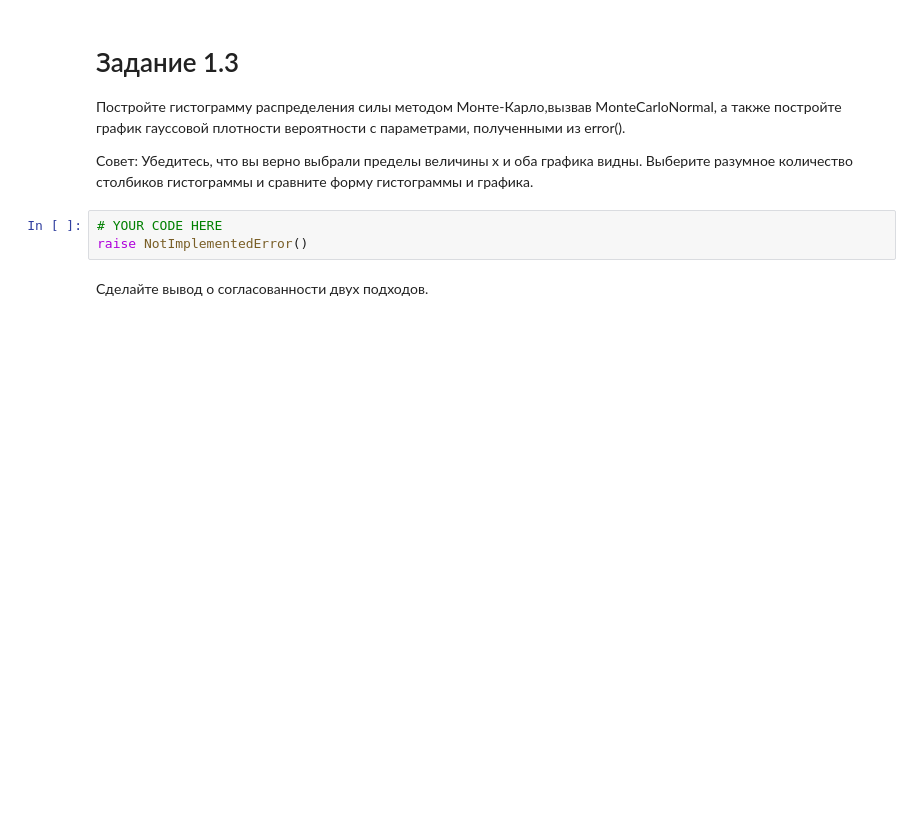
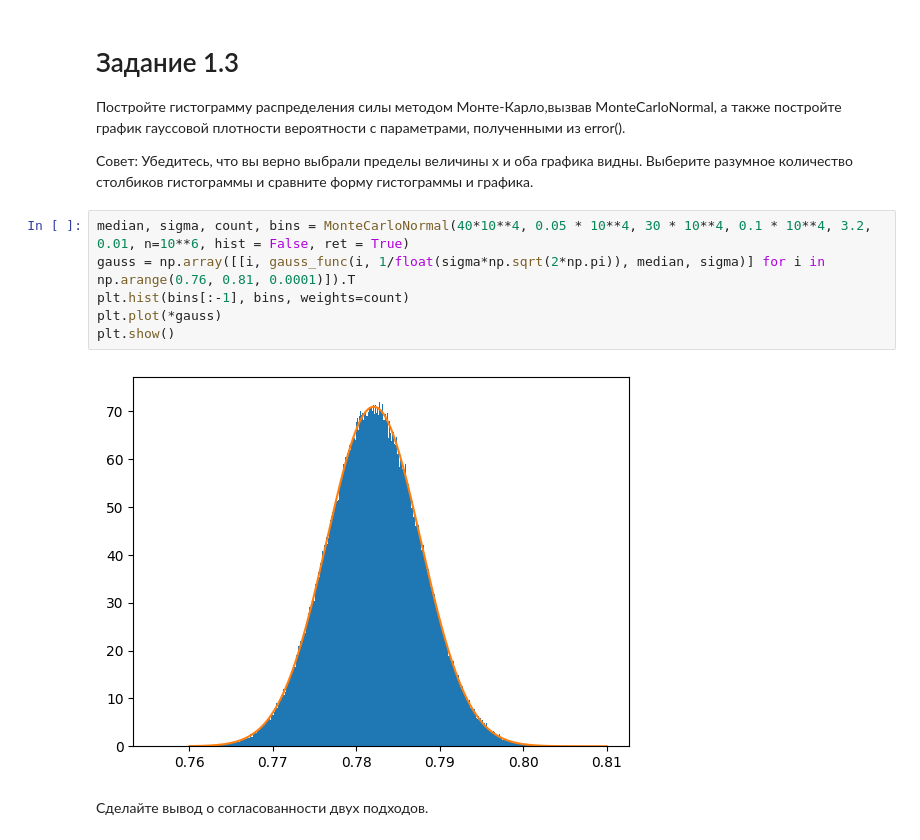
Before and after one commit to Clai101/Comp_Ph, a Jupyter notebook: 1_Sorted_HW/HW_2/Distribution error.ipynb, the cells around one changed output. Saved outputs shown, nothing was run; the diff lists cells and outputs as text; blank space fills up the shorter version.

```diff
--- a/1_Sorted_HW/HW_2/Distribution error.ipynb
+++ b/1_Sorted_HW/HW_2/Distribution error.ipynb
@@ -65,9 +77,14 @@ def MonteCarloNormal(M1, dM1, M2, dM2, r, dr, n=10**6):
 Постройте гистограмму распределения силы методом Монте-Карло,вызвав MonteCarloNormal, а также постройте график гауссовой плотности вероятности с параметрами, полученными из error().
 
 Совет: Убедитесь, что вы верно выбрали пределы величины x и оба графика видны. Выберите разумное количество столбиков гистограммы и сравните форму гистограммы и графика.
-# %%
-# YOUR CODE HERE
-raise NotImplementedError()
+# %%
+median, sigma, count, bins = MonteCarloNormal(40*10**4, 0.05 * 10**4, 30 * 10**4, 0.1 * 10**4, 3.2, 0.01, n=10**6, hist = False, ret = True)
+gauss = np.array([[i, gauss_func(i, 1/float(sigma*np.sqrt(2*np.pi)), median, sigma)] for i in np.arange(0.76, 0.81, 0.0001)]).T
+plt.hist(bins[:-1], bins, weights=count)
+plt.plot(*gauss)
+plt.show()
+# %% [output]
+[figure, added]
 # %% [markdown]
 Сделайте вывод о согласованности двух подходов.
 # %% [markdown]
```
Also changed, not shown: parts of 6 cells of this notebook.
